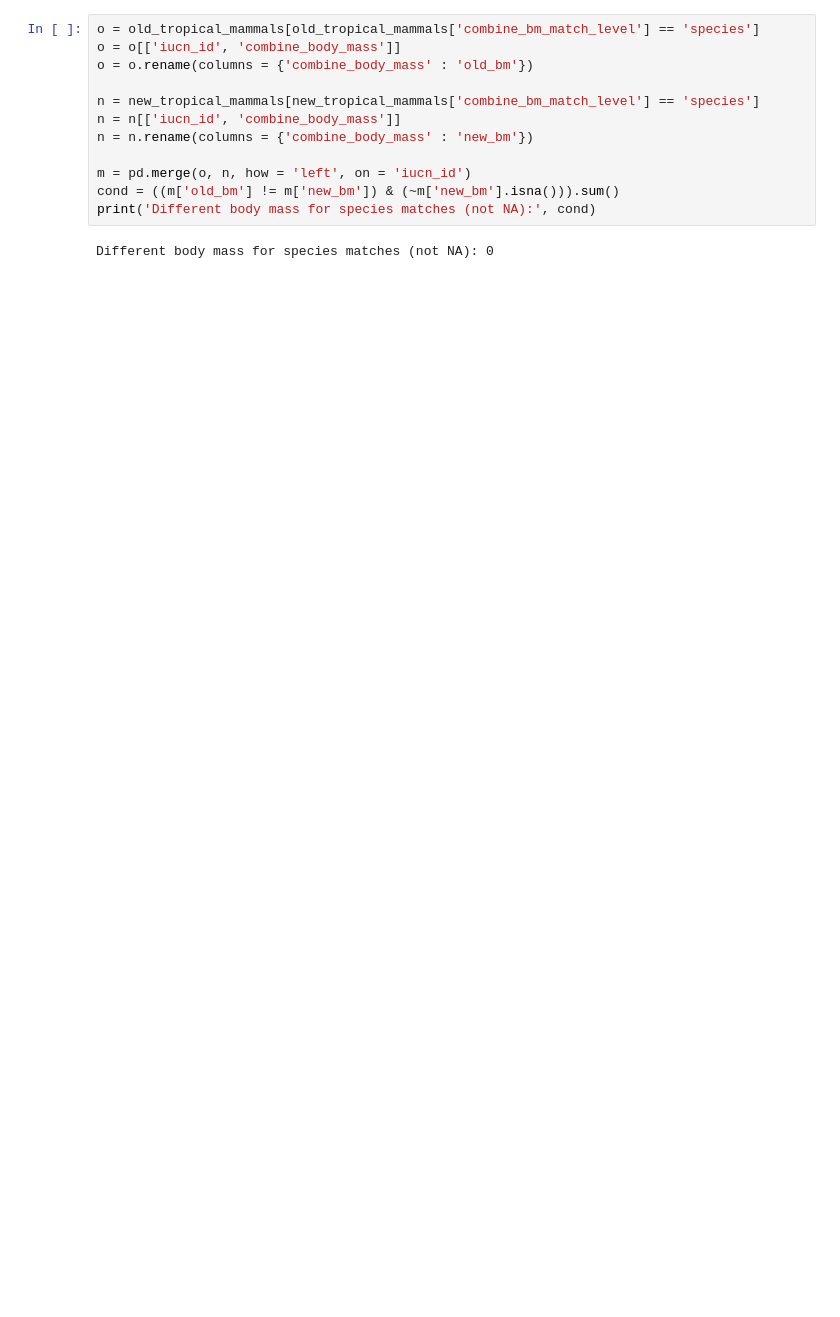
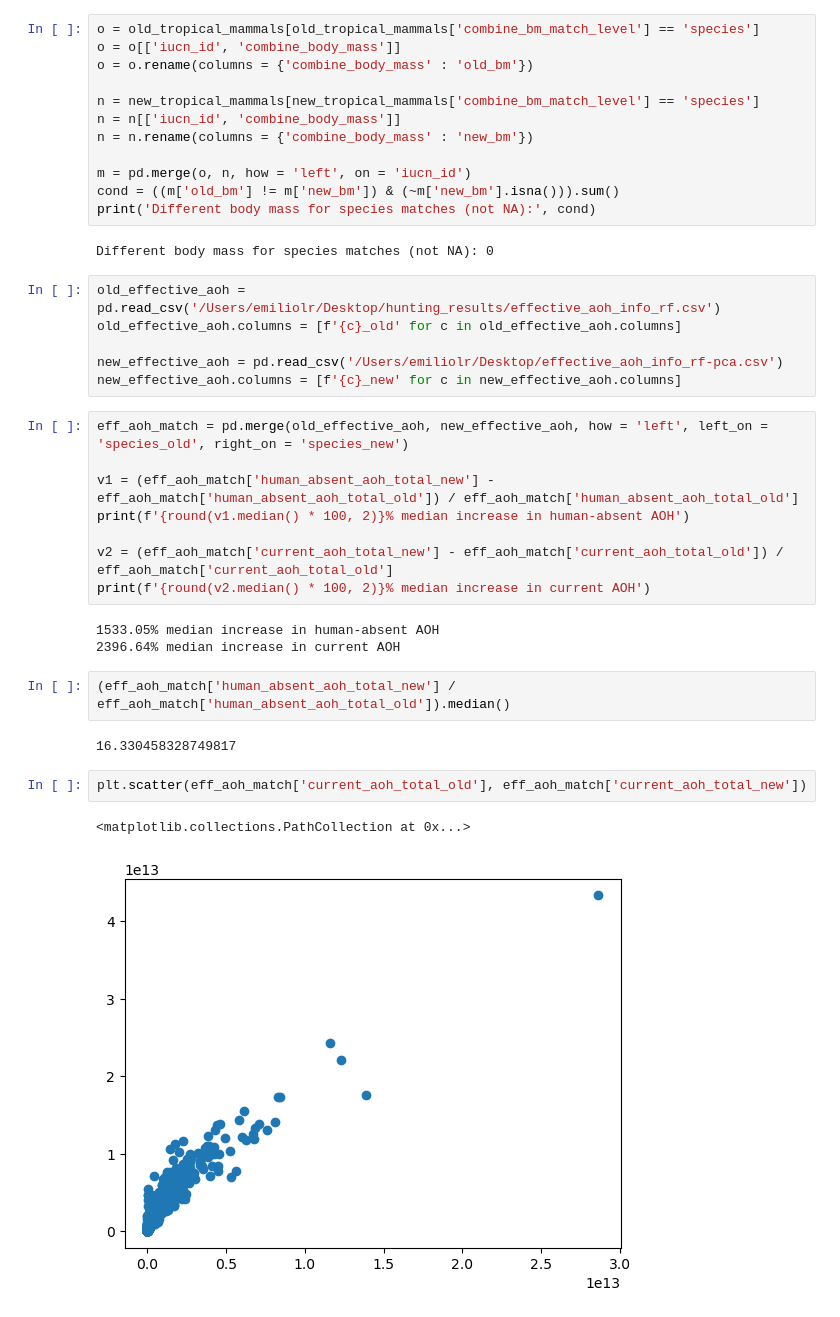
Before and after one commit to emiliolr/life-hunting, a Jupyter notebook: notebooks/scratch.ipynb, the cells around one changed output. Saved outputs shown, nothing was run; the diff lists cells and outputs as text; blank space fills up the shorter version.

Commit message:
Merged

```diff
--- a/notebooks/scratch.ipynb
+++ b/notebooks/scratch.ipynb
@@ -79,3 +80,29 @@ cond = ((m['old_bm'] != m['new_bm']) & (~m['new_bm'].isna())).sum()
 print('Different body mass for species matches (not NA):', cond)
 # %% [output]
 Different body mass for species matches (not NA): 0
+# %%
+old_effective_aoh = pd.read_csv('/Users/emiliolr/Desktop/hunting_results/effective_aoh_info_rf.csv')
+old_effective_aoh.columns = [f'{c}_old' for c in old_effective_aoh.columns]
+
+new_effective_aoh = pd.read_csv('/Users/emiliolr/Desktop/effective_aoh_info_rf-pca.csv')
+new_effective_aoh.columns = [f'{c}_new' for c in new_effective_aoh.columns]
+# %%
+eff_aoh_match = pd.merge(old_effective_aoh, new_effective_aoh, how = 'left', left_on = 'species_old', right_on = 'species_new')
+
+v1 = (eff_aoh_match['human_absent_aoh_total_new'] - eff_aoh_match['human_absent_aoh_total_old']) / eff_aoh_match['human_absent_aoh_total_old']
+print(f'{round(v1.median() * 100, 2)}% median increase in human-absent AOH')
+
+v2 = (eff_aoh_match['current_aoh_total_new'] - eff_aoh_match['current_aoh_total_old']) / eff_aoh_match['current_aoh_total_old']
+print(f'{round(v2.median() * 100, 2)}% median increase in current AOH')
+# %% [output]
+1533.05% median increase in human-absent AOH
+2396.64% median increase in current AOH
+# %%
+(eff_aoh_match['human_absent_aoh_total_new'] / eff_aoh_match['human_absent_aoh_total_old']).median()
+# %% [output]
+16.330458328749817
+# %%
+plt.scatter(eff_aoh_match['current_aoh_total_old'], eff_aoh_match['current_aoh_total_new'])
+# %% [output]
+<matplotlib.collections.PathCollection at 0x...>
+[figure, added]
```
Also changed, not shown: parts of 2 cells of this notebook, 4 other files.
